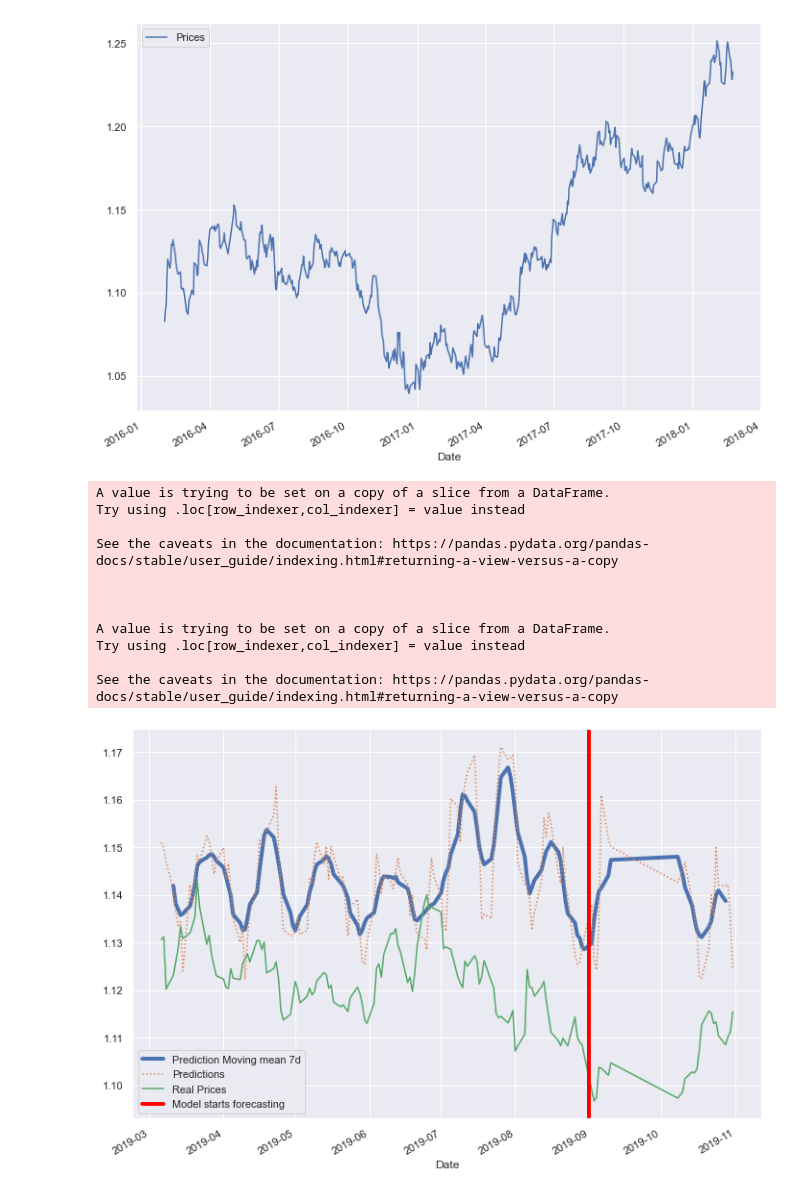
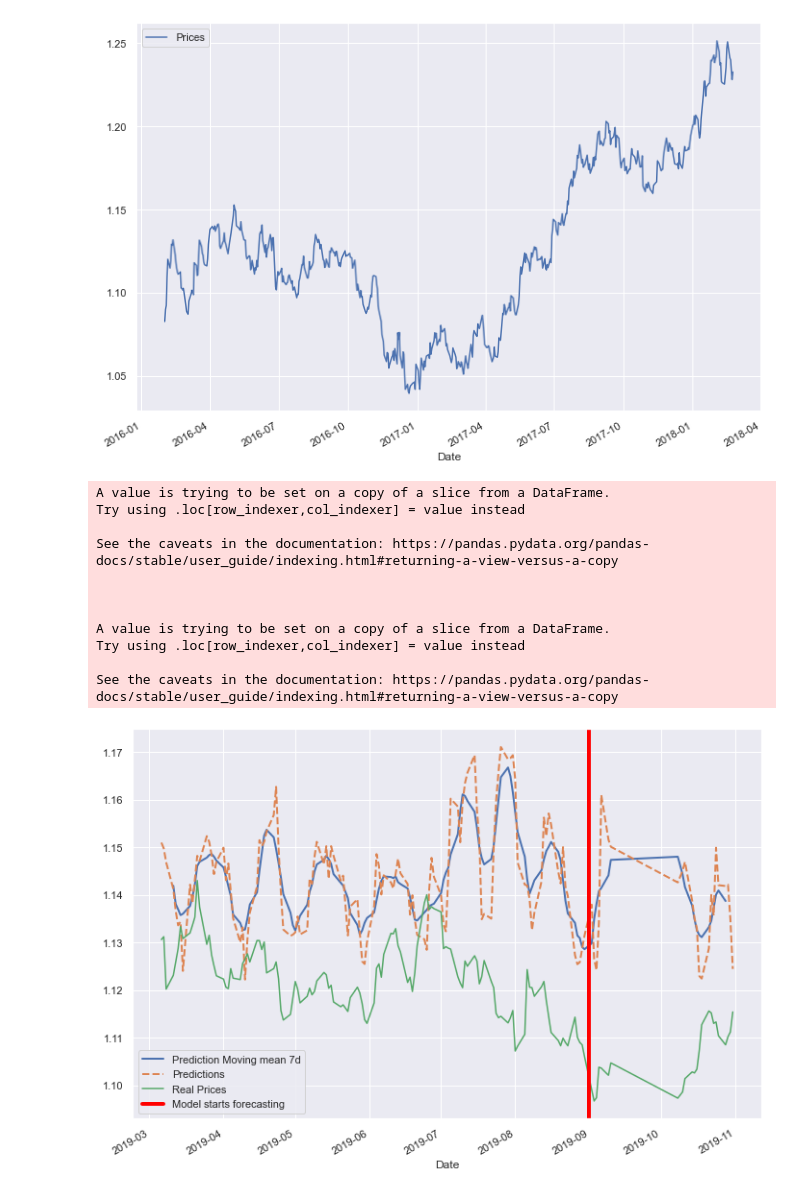
Before and after one commit to igaekus/projet-python-1A, a Jupyter notebook: data_viz.ipynb, the cells around one changed output. Drawn from its saved outputs; the diff is of its cells as text; code cells hidden in the pictures.

```diff
--- a/data_viz.ipynb
+++ b/data_viz.ipynb
@@ -168,33 +168,33 @@ y_pred = model.predict(X_test)
 if len(y_test)-len(y_pred)>0 :
     y_test= y_test[:-abs(len(y_test)-len(y_pred))]
     if len(y_test)-len(y_pred)!=0 : raise ValueError("L'ajustement ne fonctionne pas, y_test est trop long")
 if len(y_test)-len(y_pred)<0 :
     y_pred= y_pred[:-abs(len(y_test)-len(y_pred))]
     if len(y_test)-len(y_pred)!=0 : raise ValueError("L'ajustement ne fonctionne pas, y_pred est trop long")
 
 
 
 """" Plotting the real prices and the predictions to have a visual assession of
 the quality of our model"""
 
 y_test["Predictions"] = y_pred
-y_test["Pred_mean"] = y_test["Predictions"].rolling(window=7, center =True).mean().plot(label="Prediction Moving mean 7d",lw = 4)
-y_test["Predictions"].plot(label = "Predictions", ls = ":")
+y_test["Pred_mean"] = y_test["Predictions"].rolling(window=7, center =True).mean().plot(label="Prediction Moving mean 7d",lw = 2)
+y_test["Predictions"].plot(label = "Predictions", ls = "--", lw = 2)
 y_test["Prices"].plot(label="Real Prices")
 
 plt.axvline(label = "Model starts forecasting" , x=X_end, ymin=0, ymax=190, lw = 4, color = "red")
 plt.legend()
 plt.show()
 # %% [output]
 A value is trying to be set on a copy of a slice from a DataFrame.
 Try using .loc[row_indexer,col_indexer] = value instead
 
 See the caveats in the documentation: https://pandas.pydata.org/pandas-docs/stable/user_guide/indexing.html#returning-a-view-versus-a-copy
 
 
 
 A value is trying to be set on a copy of a slice from a DataFrame.
 Try using .loc[row_indexer,col_indexer] = value instead
 
 See the caveats in the documentation: https://pandas.pydata.org/pandas-docs/stable/user_guide/indexing.html#returning-a-view-versus-a-copy
-[figure, old version]
+[figure, new version]
```
Also changed, not shown: parts of 1 cell of this notebook.
